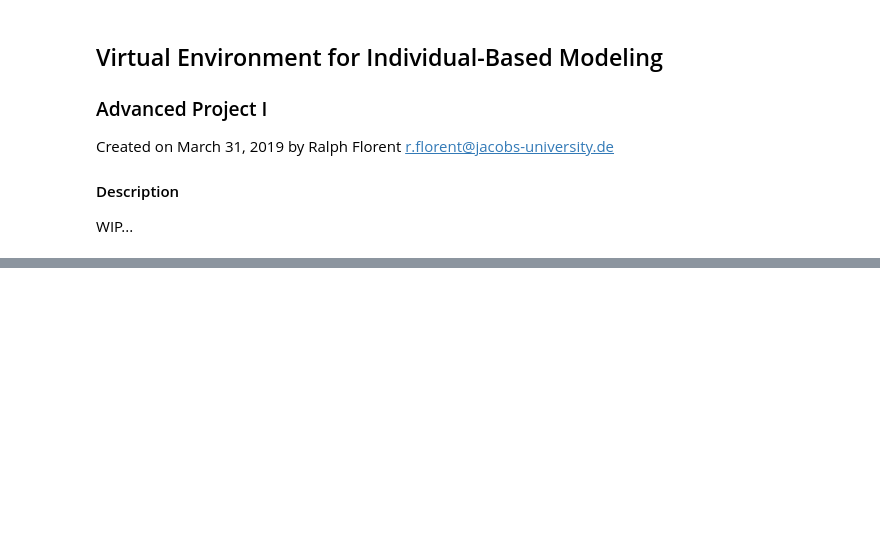
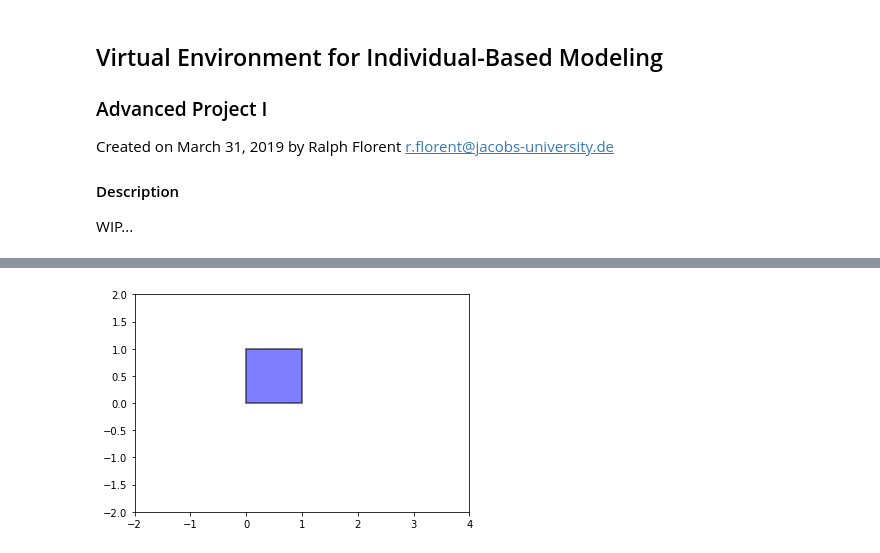
Before and after one commit to ralflorent/ibm, a Jupyter notebook: src/notebooks/main.ipynb, the cells around one changed output, grey strips where cells are left out. Saved outputs shown, nothing was run; the diff lists cells and outputs as text; code cells hidden in the pictures; blank space fills up the shorter version.

```diff
--- a/src/notebooks/main.ipynb
+++ b/src/notebooks/main.ipynb
@@ -79,0 +78,62 @@ observe()
+# %%
+import numpy as np
+import matplotlib.pyplot as plt
+from matplotlib.collections import PatchCollection
+#from matplotlib.patches import Rectangle
+
+from matplotlib.path import Path
+import matplotlib.patches as Patches #https://matplotlib.org/users/path_tutorial.html
+
+# Number of patches
+TOTAL_PATCHES = 2
+
+
+def create_patches(n=TOTAL_PATCHES, allow_overlap=True):
+    """ Create a set patches within a specific area
+    ref: https://matplotlib.org/gallery/statistics/errorbars_and_boxes.html#sphx-glr-gallery-statistics-errorbars-and-boxes-py
+    """
+    patches = []
+
+    verts = [
+        (0., 0.), # left, bottom
+        (0., 1.), # left, top
+        (1., 1.), # right, top
+        (1., 0.), # right, bottom
+        (0., 0.), # ignored
+    ]
+
+    codes = [
+        Path.MOVETO, # start designing here
+        Path.LINETO, # draw lines
+        Path.LINETO, # ~
+        Path.LINETO, # draw lines
+        Path.CLOSEPOLY,# finish here
+    ]
+
+    path = Path(verts, codes)
+    patch = Patches.PathPatch(path, facecolor='b', alpha=0.5, lw=2)
+    patches.append(patch)
+
+    return patches
+
+def is_restricted_patch(patch, point=()):
+    path = patch.get_path()
+    return path.contains_points(point)
+
+def plot_patches(patches):
+    # Create and plot figure
+    fig = plt.figure()
+    ax = fig.add_subplot(111)
+
+    for p in patches:
+        ax.add_patch(p)
+
+    ax.set_xlim(-2, 4)
+    ax.set_ylim(-2, 2)
+    plt.show()
+
+# create patches
+created_patches = create_patches()
+plot_patches(created_patches)
+# %% [output]
+[figure, added]
```
Also changed, not shown: parts of 1 cell of this notebook.
